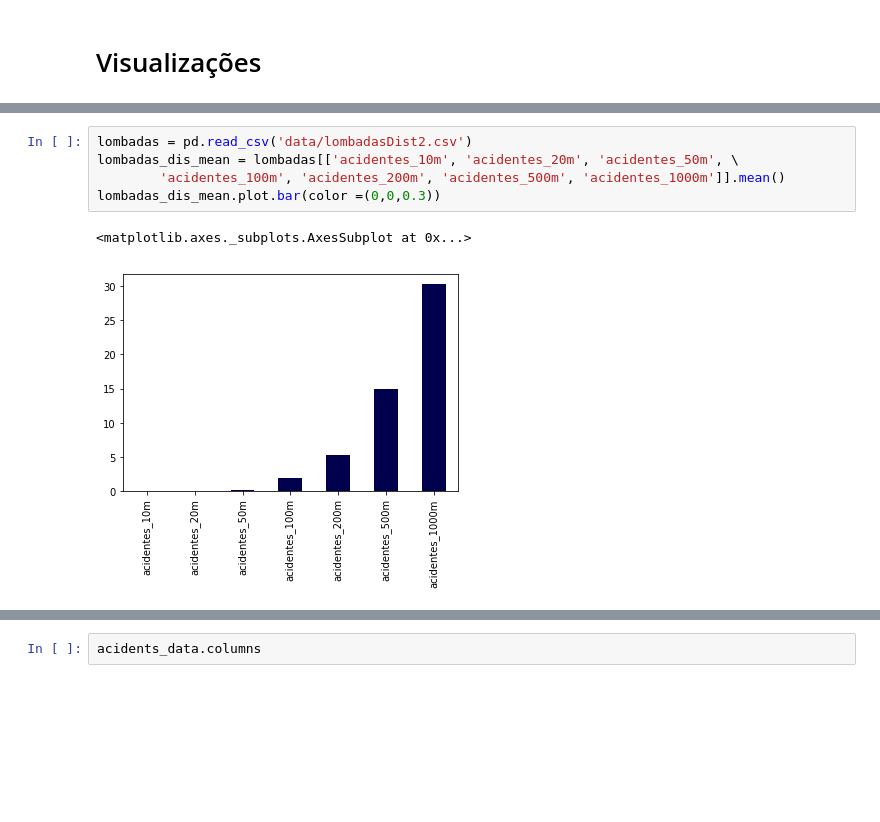
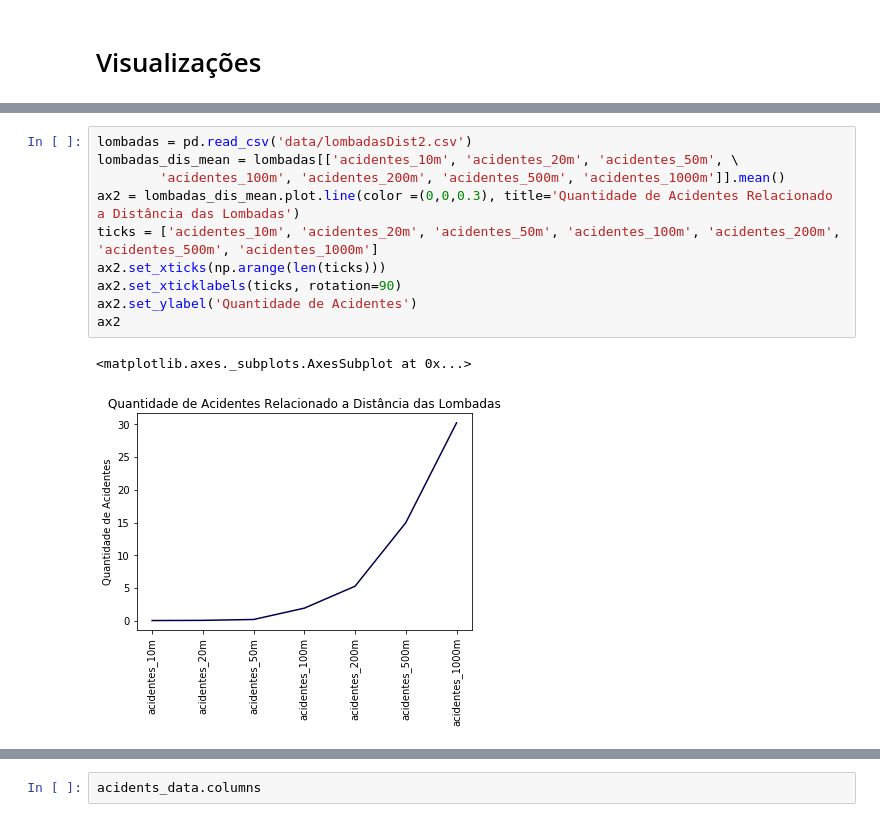
Before and after one commit to if1015-datascience-ufpe/2018-2-projeto-data-lords, a Jupyter notebook: project.ipynb, the cells around one changed output, grey strips where cells are left out. Drawn from its saved outputs; the diff is of its cells as text; blank space fills up the shorter version.

Commit message:
adding ylabels, xlabels and titles

```diff
--- a/project.ipynb
+++ b/project.ipynb
@@ -722,8 +727,13 @@ pardais_dis_mean.plot.bar(color =(0,0,0.3))
 # %%
 lombadas = pd.read_csv('data/lombadasDist2.csv')
 lombadas_dis_mean = lombadas[['acidentes_10m', 'acidentes_20m', 'acidentes_50m', \
         'acidentes_100m', 'acidentes_200m', 'acidentes_500m', 'acidentes_1000m']].mean()
-lombadas_dis_mean.plot.bar(color =(0,0,0.3))
+ax2 = lombadas_dis_mean.plot.line(color =(0,0,0.3), title='Quantidade de Acidentes Relacionado a Distância das Lombadas')
+ticks = ['acidentes_10m', 'acidentes_20m', 'acidentes_50m', 'acidentes_100m', 'acidentes_200m', 'acidentes_500m', 'acidentes_1000m']
+ax2.set_xticks(np.arange(len(ticks)))
+ax2.set_xticklabels(ticks, rotation=90)
+ax2.set_ylabel('Quantidade de Acidentes')
+ax2
 # %% [output]
 <matplotlib.axes._subplots.AxesSubplot at 0x...>
-[figure, old version]
+[figure, new version]
```
Also changed, not shown: parts of 4 cells of this notebook, 1 other file.
